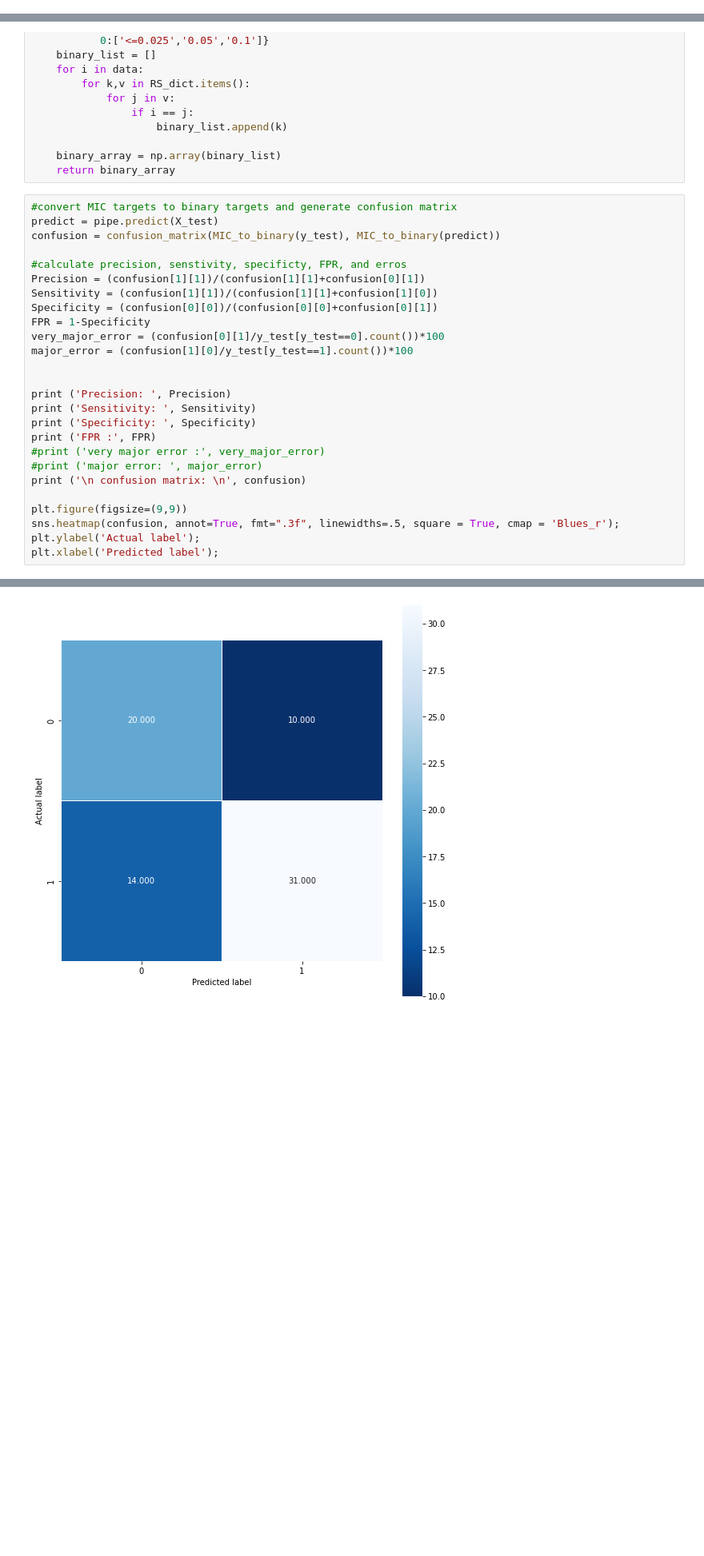
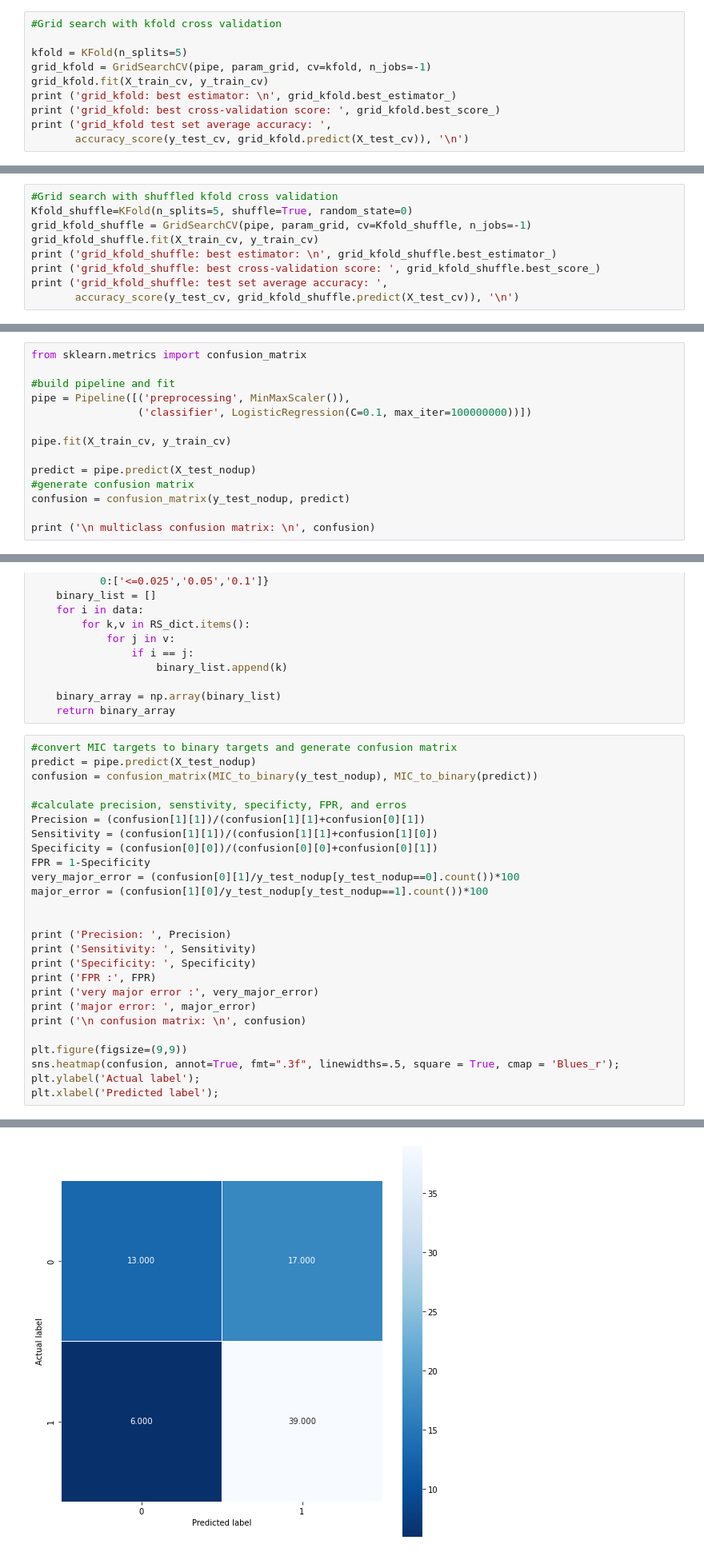
Before and after one commit to fowler-lab/Inh_resistance, a Jupyter notebook: Logreg_notebook.ipynb, the cells around one changed output, grey strips where cells are left out. Shown at 80% size. Drawn from its saved outputs; the diff is of its cells as text; blank space fills up the shorter version.

```diff
--- a/Logreg_notebook.ipynb
+++ b/Logreg_notebook.ipynb
@@ -560,0 +430,10 @@ plt.title(all_sample_title, size = 15);
+# %%
+#Grid search with kfold cross validation
+
+kfold = KFold(n_splits=5)
+grid_kfold = GridSearchCV(pipe, param_grid, cv=kfold, n_jobs=-1)
+grid_kfold.fit(X_train_cv, y_train_cv)
+print ('grid_kfold: best estimator: \n', grid_kfold.best_estimator_)
+print ('grid_kfold: best cross-validation score: ', grid_kfold.best_score_)
+print ('grid_kfold test set average accuracy: ',
+       accuracy_score(y_test_cv, grid_kfold.predict(X_test_cv)), '\n')
@@ -560,0 +446,9 @@ plt.title(all_sample_title, size = 15);
+# %%
+#Grid search with shuffled kfold cross validation
+Kfold_shuffle=KFold(n_splits=5, shuffle=True, random_state=0)
+grid_kfold_shuffle = GridSearchCV(pipe, param_grid, cv=Kfold_shuffle, n_jobs=-1)
+grid_kfold_shuffle.fit(X_train_cv, y_train_cv)
+print ('grid_kfold_shuffle: best estimator: \n', grid_kfold_shuffle.best_estimator_)
+print ('grid_kfold_shuffle: best cross-validation score: ', grid_kfold_shuffle.best_score_)
+print ('grid_kfold_shuffle: test set average accuracy: ',
+       accuracy_score(y_test_cv, grid_kfold_shuffle.predict(X_test_cv)), '\n')
@@ -560,0 +461,14 @@ plt.title(all_sample_title, size = 15);
+# %%
+from sklearn.metrics import confusion_matrix
+
+#build pipeline and fit
+pipe = Pipeline([('preprocessing', MinMaxScaler()),
+                 ('classifier', LogisticRegression(C=0.1, max_iter=100000000))])
+
+pipe.fit(X_train_cv, y_train_cv)
+
+predict = pipe.predict(X_test_nodup)
+#generate confusion matrix
+confusion = confusion_matrix(y_test_nodup, predict)
+
+print ('\n multiclass confusion matrix: \n', confusion)
@@ -609,24 +546,24 @@ def MIC_to_ternary(data):
     return binary_array
 # %%
 #convert MIC targets to binary targets and generate confusion matrix
-predict = pipe.predict(X_test)
-confusion = confusion_matrix(MIC_to_binary(y_test), MIC_to_binary(predict))
+predict = pipe.predict(X_test_nodup)
+confusion = confusion_matrix(MIC_to_binary(y_test_nodup), MIC_to_binary(predict))
 
 #calculate precision, senstivity, specificty, FPR, and erros
 Precision = (confusion[1][1])/(confusion[1][1]+confusion[0][1])
 Sensitivity = (confusion[1][1])/(confusion[1][1]+confusion[1][0])
 Specificity = (confusion[0][0])/(confusion[0][0]+confusion[0][1])
 FPR = 1-Specificity
-very_major_error = (confusion[0][1]/y_test[y_test==0].count())*100
-major_error = (confusion[1][0]/y_test[y_test==1].count())*100
+very_major_error = (confusion[0][1]/y_test_nodup[y_test_nodup==0].count())*100
+major_error = (confusion[1][0]/y_test_nodup[y_test_nodup==1].count())*100
 
 
 print ('Precision: ', Precision)
 print ('Sensitivity: ', Sensitivity)
 print ('Specificity: ', Specificity)
 print ('FPR :', FPR)
-#print ('very major error :', very_major_error)
-#print ('major error: ', major_error)
+print ('very major error :', very_major_error)
+print ('major error: ', major_error)
 print ('\n confusion matrix: \n', confusion)
 
 plt.figure(figsize=(9,9))
@@ -645,3 +584,3 @@ FPR : 0.33333333333333337
-[figure, old version]
+[figure, new version]
 # %%
 #convert MIC targets to ternary targets and generate confusion matrix
```
Also changed, not shown: parts of 55 cells of this notebook, 2 other files.
